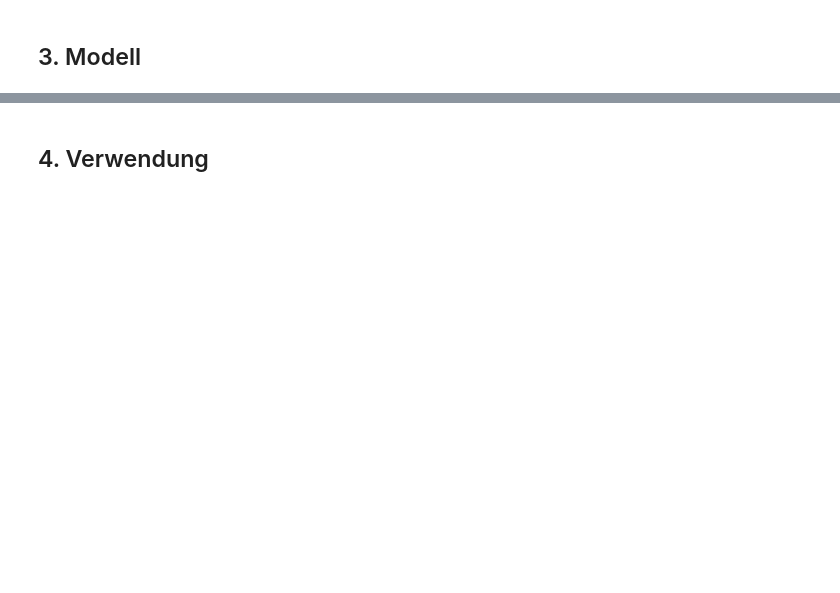
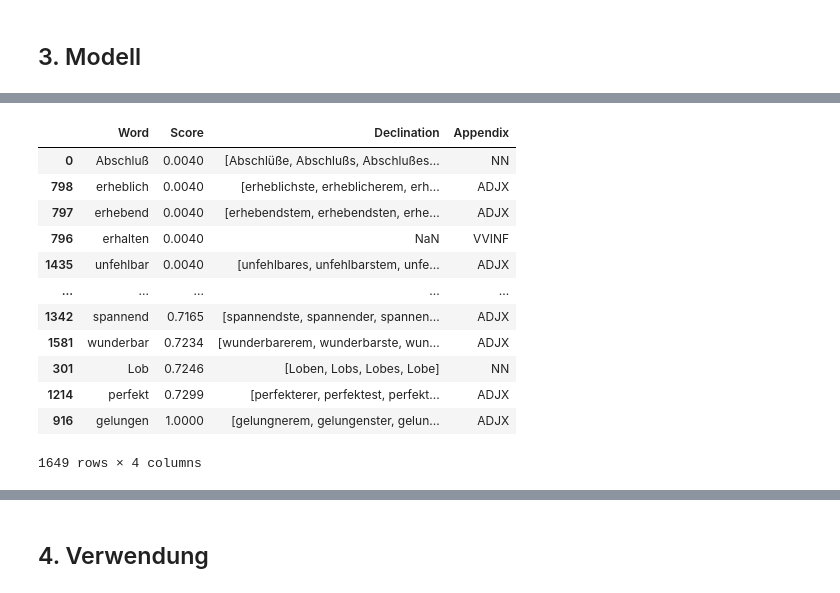
Before and after one commit to orca-nrw/lernmodul-texte, a Jupyter notebook: index.ipynb, the cells around one changed output, grey strips where cells are left out. Cells and saved outputs as stored; diff of their text form; code cells hidden in the pictures; blank space fills up the shorter version.

```diff
--- a/index.ipynb
+++ b/index.ipynb
@@ -247,0 +252,3 @@ Wie sieht die Visualisierung davon aus?
+# %%
+positive = pd.read_csv('./positive.txt', lineterminator='\n', sep='\t', header=0, names=['Word', 'Score', 'Declination'])
+positive.head()
@@ -247,0 +262,4 @@ Wie sieht die Visualisierung davon aus?
+# %%
+print("Als Nächstes werden wir den Zusatz hinter dem senkrechten Strich (|) vom Wort lösen.")
+positive[['Word', 'Appendix']] = positive['Word'].str.split('|', 1, expand=True)
+positive.head()
@@ -247,0 +274,17 @@ Wie sieht die Visualisierung davon aus?
+# %%
+positive['Declination'] = positive['Declination'].str.split(',')
+positive.sort_values(by='Score')
+# %% [output]
+|  | Word | Score | Declination | Appendix |
+| 0 | Abschluß | 0.0040 | [Abschlüße, Abschlußs, Abschlußes... | NN |
+| 798 | erheblich | 0.0040 | [erheblichste, erheblicherem, erh... | ADJX |
+| 797 | erhebend | 0.0040 | [erhebendstem, erhebendsten, erhe... | ADJX |
+| 796 | erhalten | 0.0040 | NaN | VVINF |
+| 1435 | unfehlbar | 0.0040 | [unfehlbares, unfehlbarstem, unfe... | ADJX |
+| ... | ... | ... | ... | ... |
+| 1342 | spannend | 0.7165 | [spannendste, spannender, spannen... | ADJX |
+| 1581 | wunderbar | 0.7234 | [wunderbarerem, wunderbarste, wun... | ADJX |
+| 301 | Lob | 0.7246 | [Loben, Lobs, Lobes, Lobe] | NN |
+| 1214 | perfekt | 0.7299 | [perfekterer, perfektest, perfekt... | ADJX |
+| 916 | gelungen | 1.0000 | [gelungnerem, gelungenster, gelun... | ADJX |
+1649 rows × 4 columns
```
Also changed, not shown: parts of 23 cells of this notebook.
